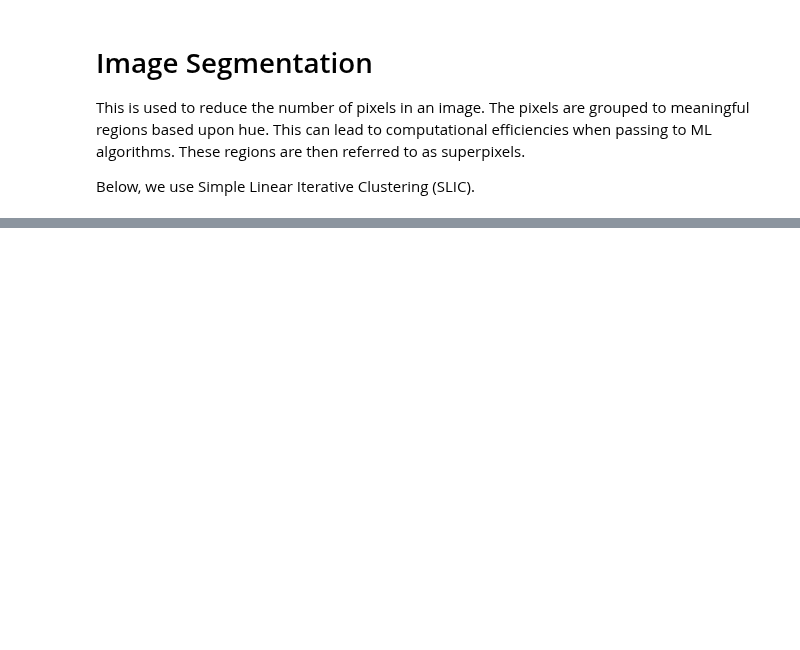
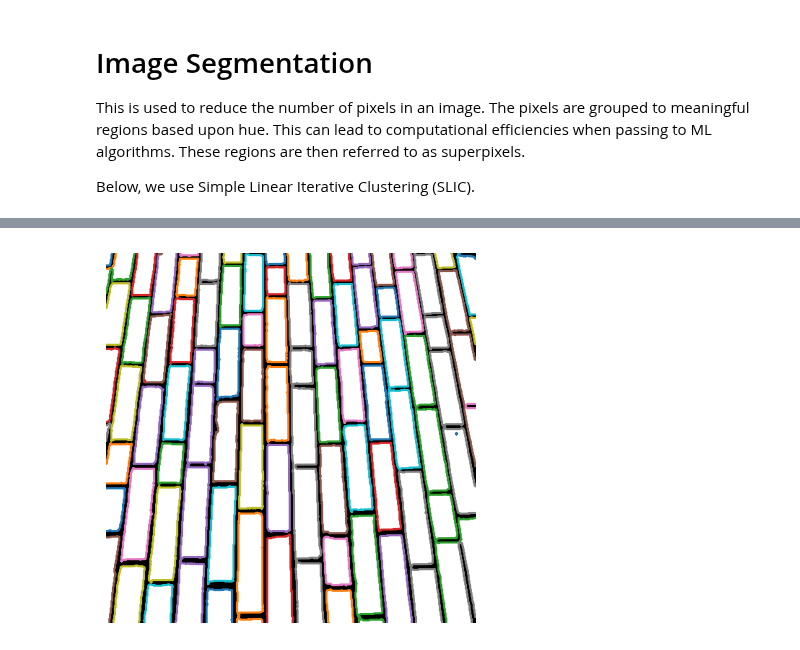
Before and after one commit to r-leyshon/image-processing, a Jupyter notebook: scikit-image/image-processing-with-skimage/04-segmentation.ipynb, the cells around one changed output, grey strips where cells are left out. Cells and saved outputs as stored; diff of their text form; code cells hidden in the pictures; blank space fills up the shorter version.

```diff
--- a/scikit-image/image-processing-with-skimage/04-segmentation.ipynb
+++ b/scikit-image/image-processing-with-skimage/04-segmentation.ipynb
@@ -27,0 +56,9 @@ SLIC number of segments: 185
+# %%
+plt.figure()
+for brick in brick_contours:
+    plt.plot(brick[:,1], brick[:,0], linewidth=1.5)
+plt.imshow(binary_bricks, cmap="gray_r")
+plt.axis("off")
+plt.show()
+# %% [output]
+[figure, added]
```
Also changed, not shown: parts of 5 cells of this notebook.
